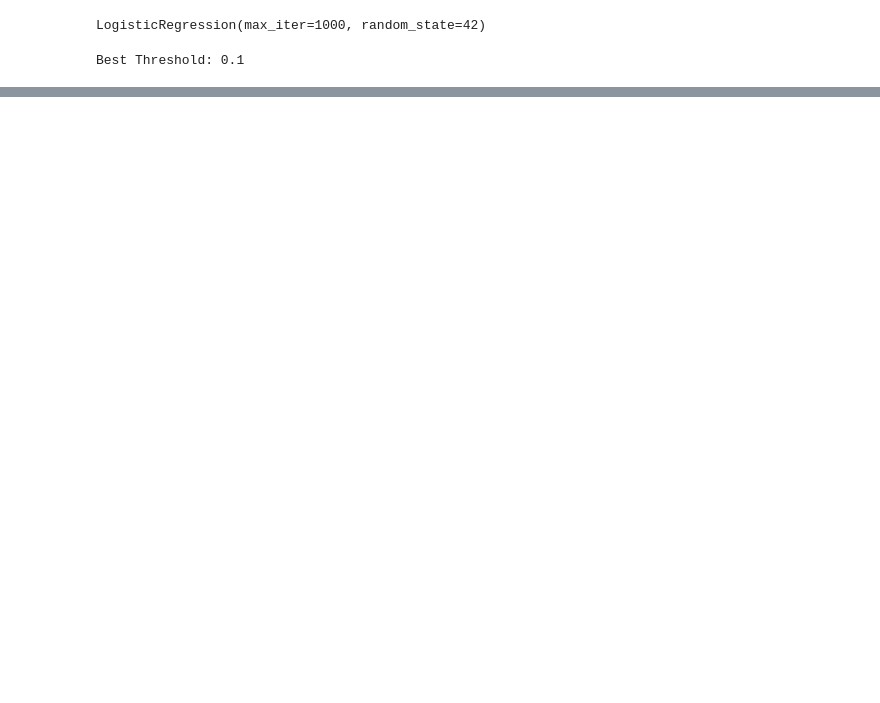
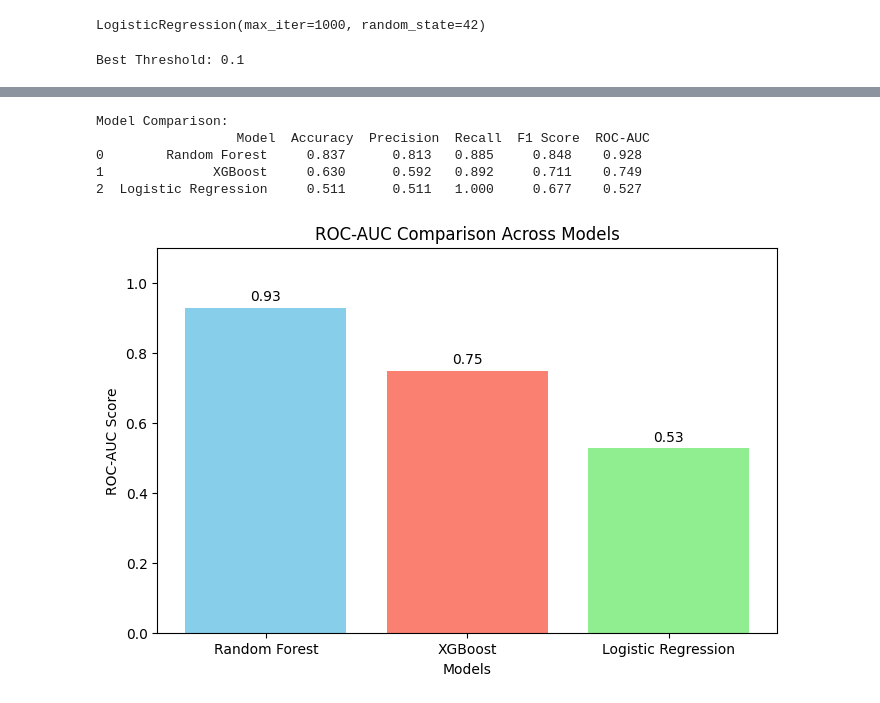
Before and after one commit to Valluru-Abhinaya/Data-Science-Final-Project, a Jupyter notebook: Final Project Code(DS).ipynb, the cells around one changed output, grey strips where cells are left out. Drawn from its saved outputs; the diff is of its cells as text; code cells hidden in the pictures; blank space fills up the shorter version.

```diff
--- a/Final Project Code(DS).ipynb
+++ b/Final Project Code(DS).ipynb
@@ -464,9 +518,19 @@ y_pred_lr = (y_prob_lr >= best_threshold).astype(int)
 
 # Evaluation metrics
 print("\nClassification Report:\n")
-print(classification_report(y_test, y_pred_lr, zero_division=0))
+print(classification_report(y_test, y_pred_lr,zero_division=0))
 
-print("ROC-AUC Score:", roc_auc_score(y_test, y_prob_lr))
+LOG_accu = accuracy_score(y_test, y_pred_lr)
+LOG_precision = precision_score(y_test, y_pred_lr)
+LOG_recall = recall_score(y_test, y_pred_lr)
+LOG_f1 = f1_score(y_test, y_pred_lr)
+LOG_auc = roc_auc_score(y_test, y_prob_lr)
+
+print("Accuracy:", LOG_accu)
+print("Precision:", LOG_precision)
+print("Recall:", LOG_recall)
+print("F1 Score:", LOG_f1)
+print("ROC-AUC Score:", LOG_auc)
 
 print("\nConfusion Matrix:\n")
 print(confusion_matrix(y_test, y_pred_lr))
@@ -490,0 +573,39 @@ Confusion Matrix:
+# %%
+results = pd.DataFrame({
+    'Model': ['Random Forest', 'XGBoost', 'Logistic Regression'],
+    'Accuracy': [RF_accu, XGB_accu, LOG_accu],
+    'Precision': [RF_precision, XGB_precision, LOG_precision],
+    'Recall': [RF_recall, XGB_recall, LOG_recall],
+    'F1 Score': [RF_f1, XGB_f1, LOG_f1],
+    'ROC-AUC': [RF_auc, XGB_auc, LOG_auc]
+})
+
+print("\nModel Comparison:\n", results.round(3))
+# %% [output]
+Model Comparison:
+                  Model  Accuracy  Precision  Recall  F1 Score  ROC-AUC
+0        Random Forest     0.837      0.813   0.885     0.848    0.928
+1              XGBoost     0.630      0.592   0.892     0.711    0.749
+2  Logistic Regression     0.511      0.511   1.000     0.677    0.527
+# %%
+import matplotlib.pyplot as plt
+
+# Models and their ROC-AUC scores
+models = ['Random Forest', 'XGBoost', 'Logistic Regression']
+roc_scores = [RF_auc, XGB_auc, LOG_auc]
+
+# Create bar chart
+plt.figure(figsize=(8,5))
+plt.bar(models, roc_scores,color=['skyblue', 'salmon', 'lightgreen'])
+plt.ylim(0, 1.1)  # ROC-AUC ranges from 0 to 1
+plt.xlabel('Models')
+plt.ylabel('ROC-AUC Score')
+plt.title('ROC-AUC Comparison Across Models')
+
+# Show values on top of bars
+for i, score in enumerate(roc_scores):
+    plt.text(i, score + 0.02, f'{score:.2f}', ha='center', fontsize=10)
+
+plt.show()
+# %% [output]
+[figure, added]
```
Also changed, not shown: parts of 10 cells of this notebook.
